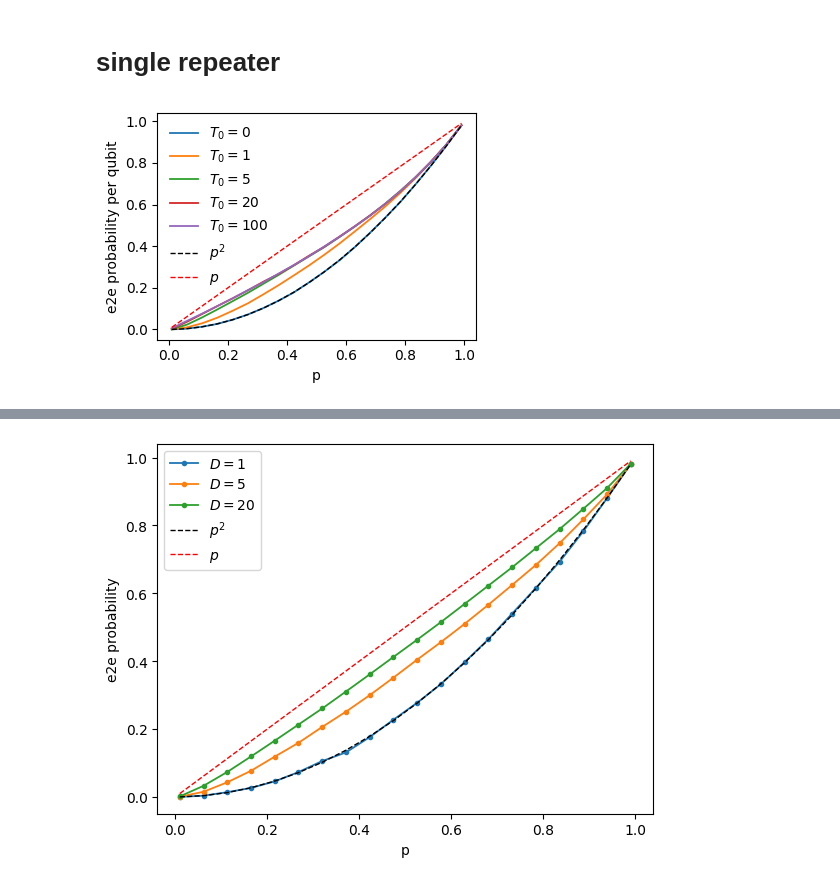
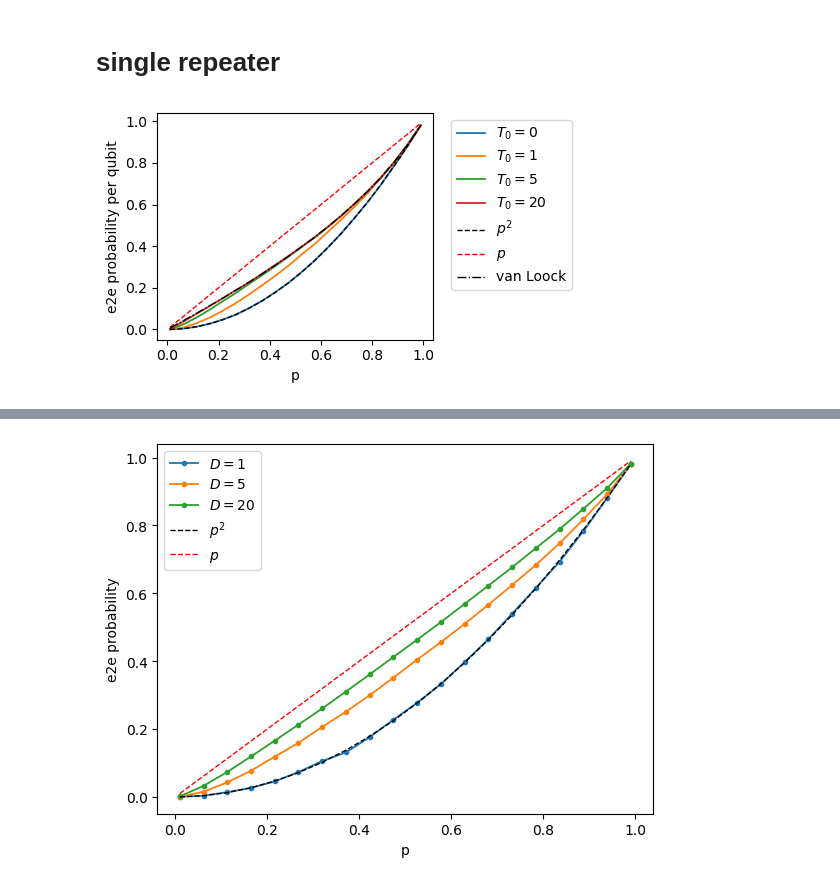
Before and after one commit to hassan-shap/QNUM, a Jupyter notebook: real-time-simulation.ipynb, the cells around one changed output, grey strips where cells are left out. Drawn from its saved outputs; the diff is of its cells as text; code cells hidden in the pictures.

```diff
--- a/real-time-simulation.ipynb
+++ b/real-time-simulation.ipynb
@@ -57,7 +57,7 @@ def ent_rate(p1,p2,N0,Nmc):
 # plt.show()
 
 Nmc = 10000
-N0_list = [0,1,5,20,100]
+N0_list = [0,1,5,20]
 p_list = np.linspace(0.01,0.99,20)
 Nrep = 20
 rates = np.zeros((len(p_list),len(N0_list),Nrep))
@@ -66,17 +66,19 @@ for i_N,N0 in enumerate(N0_list):
         for i_r in range(Nrep):
             rates[i_p,i_N,i_r] = ent_rate(p,p,N0,Nmc)
 # %%
-plt.figure(figsize=(4,3))
+plt.figure(figsize=(5,3))
 # plt.plot(p_list,rates,".")
 for i_N,N0 in enumerate(N0_list):
-    plt.plot(p_list,np.mean(rates[:,i_N,:],axis=1),"-",linewidth=1.3,label=r"$T_0=%d$" % N0)
+    plt.plot(p_list,np.mean(rates[:,i_N,:],axis=1),"-",linewidth=1.3,label=r"$T_0=%d$" % (N0))
 plt.plot(p_list,p_list**2,"k--",label=r"$p^2$",linewidth=1)
 plt.plot(p_list,p_list,"r--",label=r"$p$",linewidth=1)
+plt.plot(p_list,1/g2,"k-.",label="van Loock",linewidth=1)
+plt.legend(loc='upper left', bbox_to_anchor=(1.04, 1.))
 plt.xlabel("p")
 plt.ylabel("e2e probability per qubit")
-plt.legend(loc="best",frameon=False)
+# plt.legend(loc="best",frameon=False)
 plt.tight_layout()
 plt.savefig("figs/heralding.pdf")
 plt.show()
 # %% [output]
-[figure, old version]
+[figure, new version]
```
Also changed, not shown: parts of 1 cell of this notebook, 7 other files.
